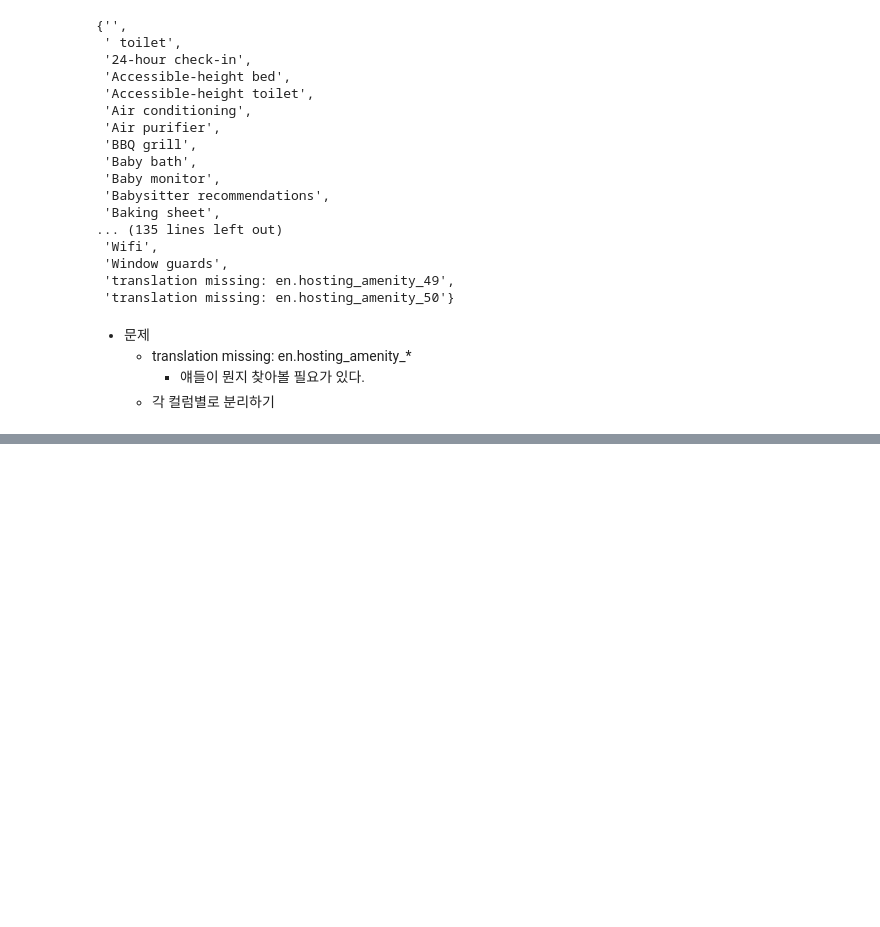
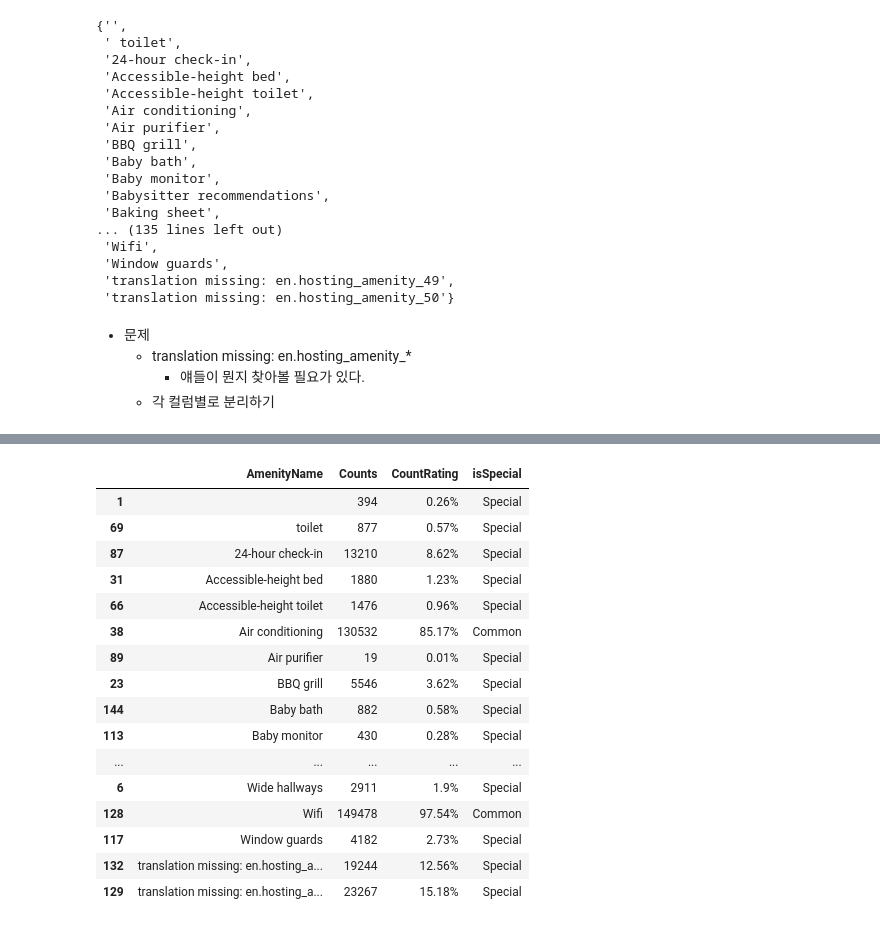
Before and after one commit to whitw/CAUBigdata, a Jupyter notebook: run.ipynb, the cells around one changed output, grey strips where cells are left out. Cells and saved outputs as stored; diff of their text form; code cells hidden in the pictures; blank space fills up the shorter version.

```diff
--- a/run.ipynb
+++ b/run.ipynb
@@ -494,0 +481,10 @@ Name: amenities, Length: 153254, dtype: object
+# %%
+dataCount = len(data)
+colList = list({"AmenityName", "Counts"})
+df_amRatings = pd.DataFrame(columns=colList, dtype='str').fillna(0)
+for index, amenityName in tqdm(enumerate(amenities)):
+    colSum = sum(df[amenityName])
+    df_amRatings.loc[index, "AmenityName"] = amenityName
+    df_amRatings.loc[index, "Counts"] = colSum
+
+print(df_amRatings)
@@ -494,0 +506,21 @@ Name: amenities, Length: 153254, dtype: object
+# %%
+df_amRatings
+df_amRatings.sort_values("AmenityName")
+# %% [output]
+|  | AmenityName | Counts | CountRating | isSpecial |
+| 1 |  | 394 | 0.26% | Special |
+| 69 | toilet | 877 | 0.57% | Special |
+| 87 | 24-hour check-in | 13210 | 8.62% | Special |
+| 31 | Accessible-height bed | 1880 | 1.23% | Special |
+| 66 | Accessible-height toilet | 1476 | 0.96% | Special |
+| 38 | Air conditioning | 130532 | 85.17% | Common |
+| 89 | Air purifier | 19 | 0.01% | Special |
+| 23 | BBQ grill | 5546 | 3.62% | Special |
+| 144 | Baby bath | 882 | 0.58% | Special |
+| 113 | Baby monitor | 430 | 0.28% | Special |
+| ... | ... | ... | ... | ... |
+| 6 | Wide hallways | 2911 | 1.9% | Special |
+| 128 | Wifi | 149478 | 97.54% | Common |
+| 117 | Window guards | 4182 | 2.73% | Special |
+| 132 | translation missing: en.hosting_a... | 19244 | 12.56% | Special |
+| 129 | translation missing: en.hosting_a... | 23267 | 15.18% | Special |
```
Also changed, not shown: parts of 7 cells of this notebook, 1 other file.
